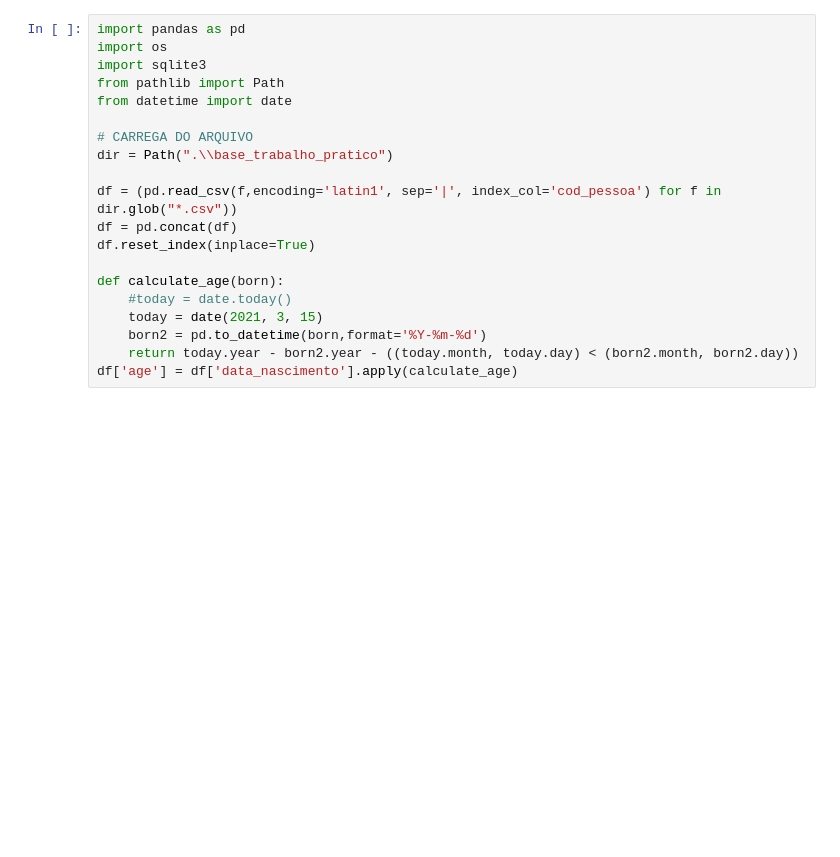
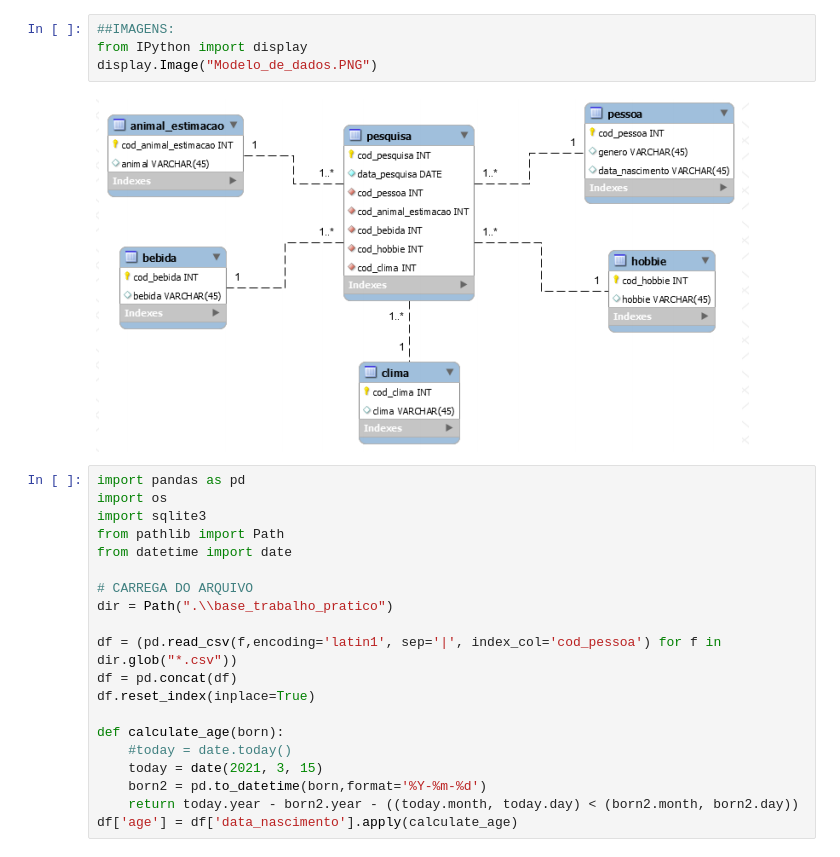
Before and after one commit to Tianoklein/IGTI, a Jupyter notebook: MODULO-2 - Trabalho_Pratico_2.ipynb, the cells around one changed output. Drawn from its saved outputs; the diff is of its cells as text; blank space fills up the shorter version.

```diff
--- a/MODULO-2 - Trabalho_Pratico_2.ipynb
+++ b/MODULO-2 - Trabalho_Pratico_2.ipynb
@@ -1,3 +7,9 @@
+# %%
+##IMAGENS:
+from IPython import display
+display.Image("Modelo_de_dados.PNG")
+# %% [output]
+[figure, added]
 # %%
 import pandas as pd
 import os
```
Also changed, not shown: parts of 12 cells of this notebook, 1 other file.
